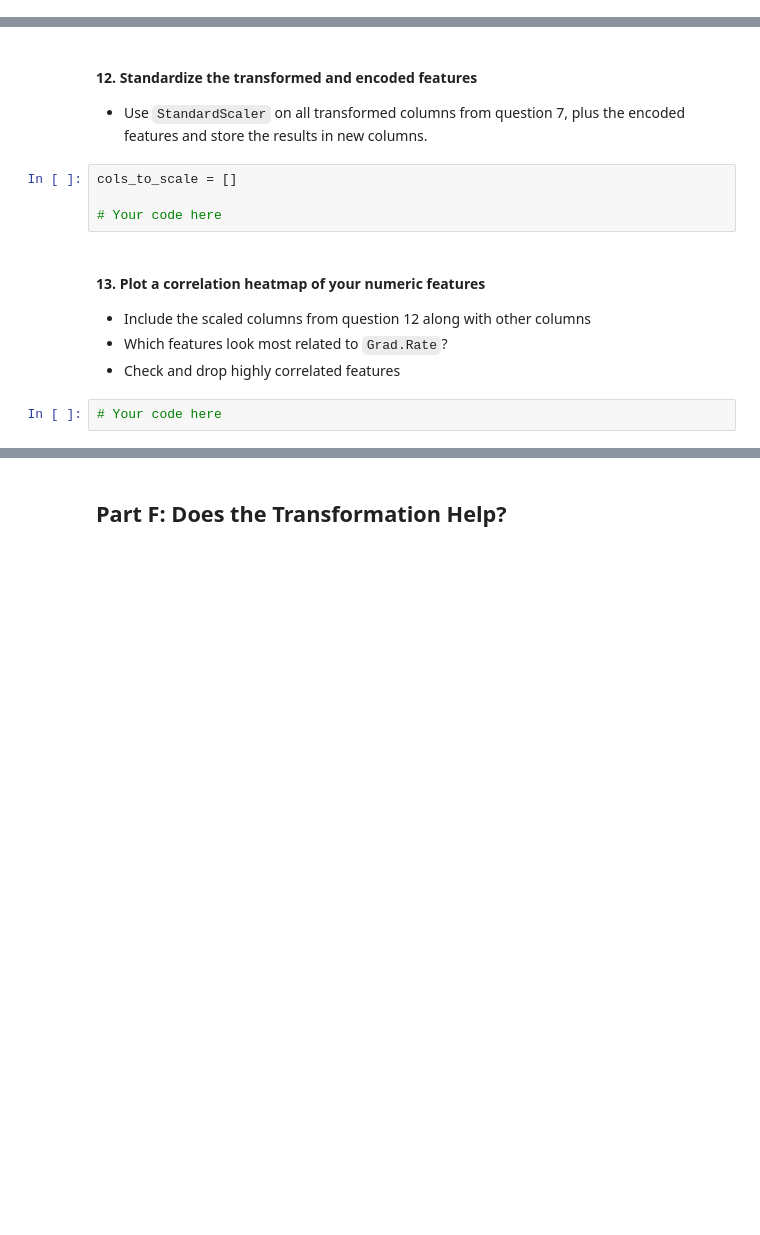
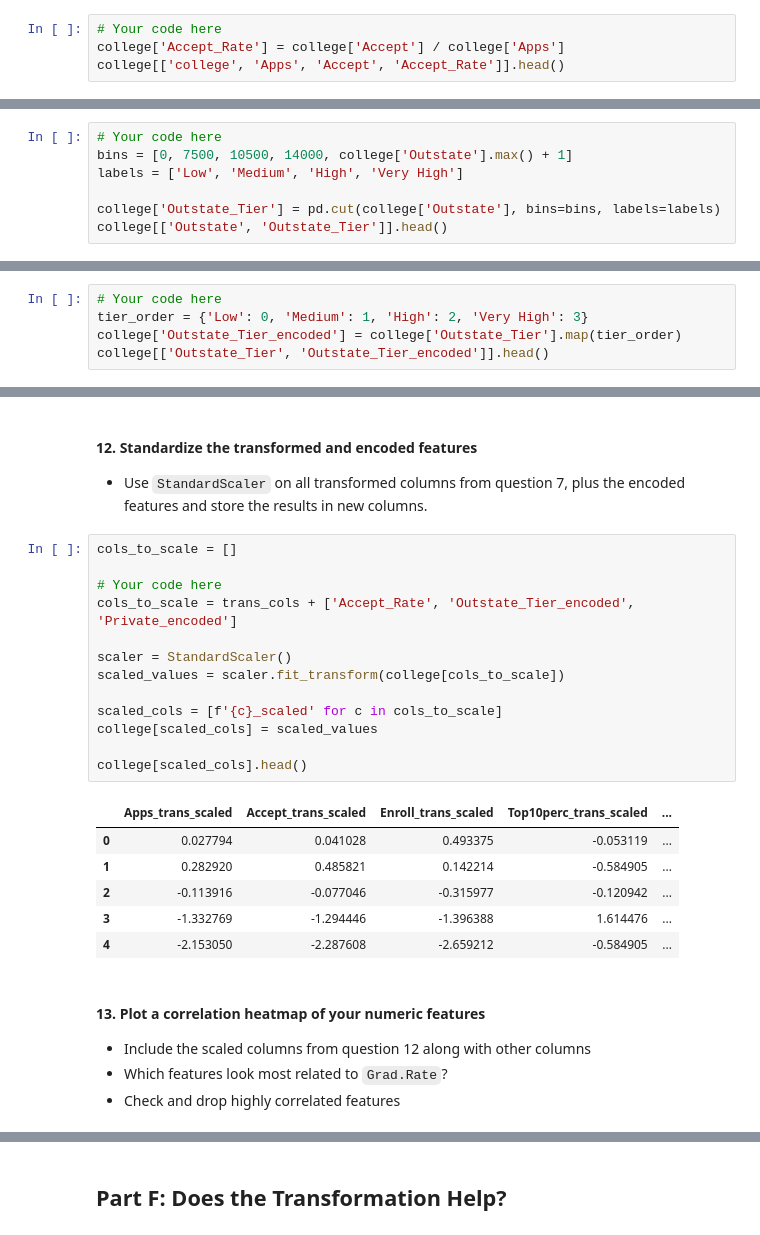
Before and after one commit to Malak-dsb/labs, a Jupyter notebook: Exercises-Copy3/6.8.E1 Transformation Exercise.ipynb, the cells around one changed output, grey strips where cells are left out. Saved outputs shown, nothing was run; the diff lists cells and outputs as text; blank space fills up the shorter version.

```diff
--- a/Exercises-Copy3/6.8.E1 Transformation Exercise.ipynb
+++ b/Exercises-Copy3/6.8.E1 Transformation Exercise.ipynb
@@ -193,0 +358,4 @@ trans_cols = []
+# %%
+# Your code here
+college['Accept_Rate'] = college['Accept'] / college['Apps']
+college[['college', 'Apps', 'Accept', 'Accept_Rate']].head()
@@ -199,0 +373,7 @@ trans_cols = []
+# %%
+# Your code here
+bins = [0, 7500, 10500, 14000, college['Outstate'].max() + 1]
+labels = ['Low', 'Medium', 'High', 'Very High']
+
+college['Outstate_Tier'] = pd.cut(college['Outstate'], bins=bins, labels=labels)
+college[['Outstate', 'Outstate_Tier']].head()
@@ -205,0 +391,5 @@ trans_cols = []
+# %%
+# Your code here
+tier_order = {'Low': 0, 'Medium': 1, 'High': 2, 'Very High': 3}
+college['Outstate_Tier_encoded'] = college['Outstate_Tier'].map(tier_order)
+college[['Outstate_Tier', 'Outstate_Tier_encoded']].head()
@@ -215,15 +421,29 @@ trans_cols = []
 #### 12. Standardize the transformed and encoded features
 
 - Use `StandardScaler` on all transformed columns from question 7, plus the encoded features and store the results in new columns.
-# %%
-cols_to_scale = []
-
-# Your code here
+# %%
+cols_to_scale = []
+
+# Your code here
+cols_to_scale = trans_cols + ['Accept_Rate', 'Outstate_Tier_encoded', 'Private_encoded']
+
+scaler = StandardScaler()
+scaled_values = scaler.fit_transform(college[cols_to_scale])
+
+scaled_cols = [f'{c}_scaled' for c in cols_to_scale]
+college[scaled_cols] = scaled_values
+
+college[scaled_cols].head()
+# %% [output]
+|  | Apps_trans_scaled | Accept_trans_scaled | Enroll_trans_scaled | Top10perc_trans_scaled | ... |
+| 0 | 0.027794 | 0.041028 | 0.493375 | -0.053119 | ... |
+| 1 | 0.282920 | 0.485821 | 0.142214 | -0.584905 | ... |
+| 2 | -0.113916 | -0.077046 | -0.315977 | -0.120942 | ... |
+| 3 | -1.332769 | -1.294446 | -1.396388 | 1.614476 | ... |
+| 4 | -2.153050 | -2.287608 | -2.659212 | -0.584905 | ... |
 # %% [markdown]
 #### 13. Plot a correlation heatmap of your numeric features
 
 - Include the scaled columns from question 12 along with other columns
 - Which features look most related to `Grad.Rate`?
 - Check and drop highly correlated features
-# %%
-# Your code here
```
Also changed, not shown: parts of 34 cells of this notebook, 3 other files.
